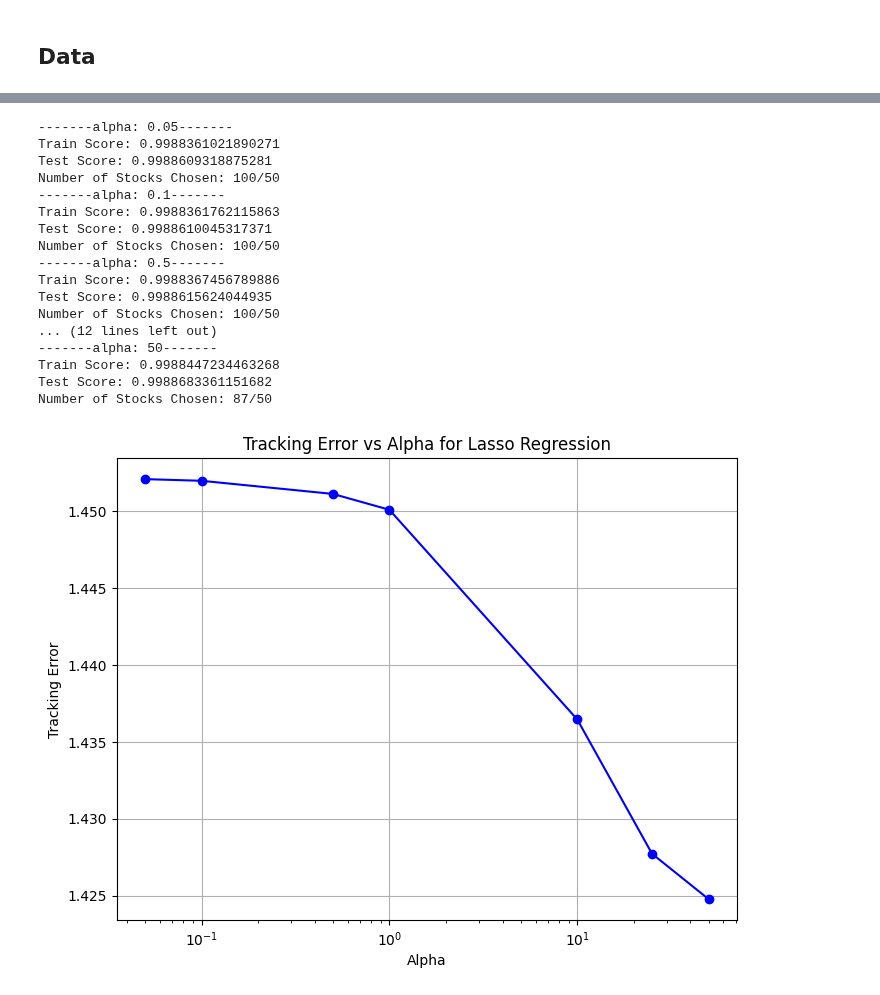
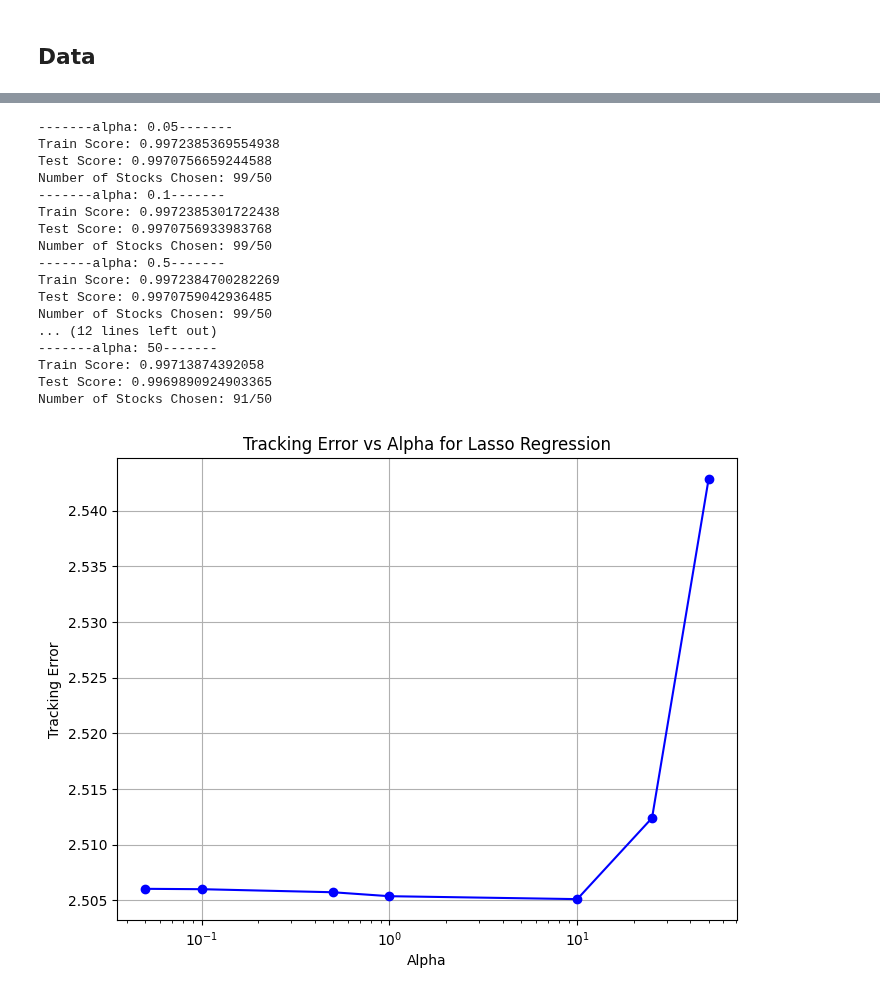
Before and after one commit to dbriito13/CSCA5622, a Jupyter notebook: nifty-50-partial-replication.ipynb, the cells around one changed output, grey strips where cells are left out. Cells and saved outputs as stored; diff of their text form; code cells hidden in the pictures.

Commit message:
Add Nifty 100 and make it target

```diff
--- a/nifty-50-partial-replication.ipynb
+++ b/nifty-50-partial-replication.ipynb
@@ -51,7 +53,8 @@ df.head(3)
 # %%
-df.interpolate(method='linear', inplace=True)
+# df.interpolate(method='linear', inplace=True)
 # To fill the first row NaN with the value from the next minute
-df.bfill(inplace=True)
+df.fillna(0, inplace=True)
+df.index = df.index.tz_localize(None)
 df.head(3)
 # %% [output]
 |  | HDFCAMC | APOLLOHOSP | BOSCHLTD | INDUSTOWER | BERGEPAINT | MARICO | ICICIPRULI | HDFCLIFE | SBIN | ... |
@@ -78,6 +66,10 @@ Length: 101, dtype: object
+# %%
+df_total = df.join(nifty_100_closing, how='left')
+# %%
+df_total.dropna(inplace=True)
 # %%
 def train_lasso(alpha, X_train, y_train, X_test, y_test):
-    lasso = Lasso(alpha=alpha, max_iter=1000)
+    lasso = Lasso(alpha=alpha, max_iter=25000)
     lasso.fit(X_train, y_train)
     coef = lasso.coef_
     features = X.columns
@@ -105,44 +97,44 @@ def train_lasso(alpha, X_train, y_train, X_test, y_test):
 
     return (chosen_stocks, track_err)
 # %%
-X = df.drop(columns=['NIFTY 50'])
-y = df['NIFTY 50']
+X = df_total.drop(columns=['NIFTY 50', 'NIFTY BANK', 'NIFTY_100'])
+y = df_total['NIFTY_100']
 
 X_train, X_test, y_train, y_test = train_test_split(X, y, test_size=0.25, random_state=42)
 
 
 alphas = [0.05, 0.1, 0.5, 1, 10, 25, 50]
 tracking_errs = []
 chosen_stocks = []
 for alpha in alphas:
     (stocks, err) = train_lasso(alpha, X_train, y_train, X_test, y_test)
     tracking_errs.append(err)
     chosen_stocks.append(stocks)
 
 plt.figure(figsize=(8, 6))
 plt.plot(alphas, tracking_errs, marker='o', linestyle='-', color='b')
 plt.xscale('log')  # Use logarithmic scale for alpha
 plt.xlabel('Alpha')
 plt.ylabel('Tracking Error')
 plt.title('Tracking Error vs Alpha for Lasso Regression')
 plt.grid(True)
 plt.show()
 # %% [output]
 -------alpha: 0.05-------
-Train Score: 0.9988361021890271
-Test Score: 0.9988609318875281
-Number of Stocks Chosen: 100/50
+Train Score: 0.9972385369554938
+Test Score: 0.9970756659244588
+Number of Stocks Chosen: 99/50
 -------alpha: 0.1-------
-Train Score: 0.9988361762115863
-Test Score: 0.9988610045317371
-Number of Stocks Chosen: 100/50
+Train Score: 0.9972385301722438
+Test Score: 0.9970756933983768
+Number of Stocks Chosen: 99/50
 -------alpha: 0.5-------
-Train Score: 0.9988367456789886
-Test Score: 0.9988615624044935
-Number of Stocks Chosen: 100/50
+Train Score: 0.9972384700282269
+Test Score: 0.9970759042936485
+Number of Stocks Chosen: 99/50
 ... (12 lines left out)
 -------alpha: 50-------
-Train Score: 0.9988447234463268
-Test Score: 0.9988683361151682
-Number of Stocks Chosen: 87/50
+Train Score: 0.99713874392058
+Test Score: 0.9969890924903365
+Number of Stocks Chosen: 91/50
-[figure, old version]
+[figure, new version]
```
Also changed, not shown: parts of 6 cells of this notebook.
